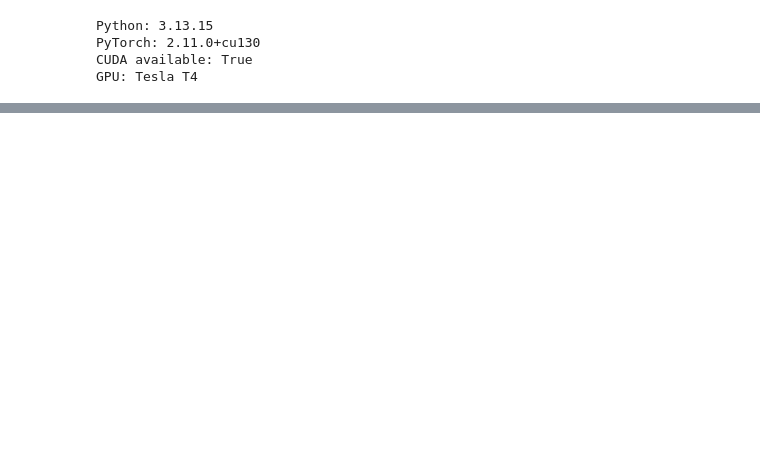
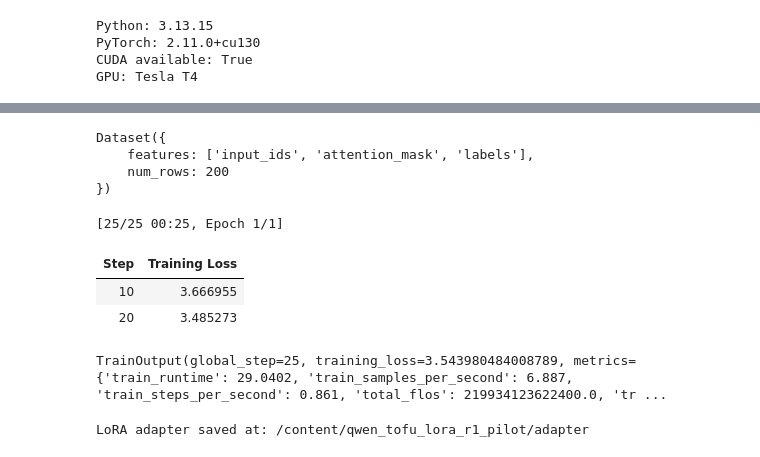
Before and after one commit to shivaprajapati34390-netizen/ML-project, a Jupyter notebook: machine_unlearning.ipynb, the cells around one changed output, grey strips where cells are left out. Cells and saved outputs as stored; diff of their text form; code cells hidden in the pictures; blank space fills up the shorter version.

```diff
--- a/machine_unlearning.ipynb
+++ b/machine_unlearning.ipynb
@@ -66,0 +182,72 @@ Example: {'question': 'Who is this celebrated LGBTQ+ author from Santiago, Chile
+# %%
+MAX_LENGTH = 512
+
+def tokenize_example(example):
+    result = tokenizer(
+        example["text"],
+        truncation=True,
+        max_length=MAX_LENGTH,
+        padding="max_length"
+    )
+    result["labels"] = [
+        token if mask == 1 else -100
+        for token, mask in zip(
+            result["input_ids"],
+            result["attention_mask"]
+        )
+    ]
+    return result
+
+tokenized_train = train_data.map(
+    tokenize_example,
+    remove_columns=train_data.column_names
+)
+
+print(tokenized_train)
+# %% [output]
+Dataset({
+    features: ['input_ids', 'attention_mask', 'labels'],
+    num_rows: 200
+})
+# %%
+# LoRA rank-1 pilot train
+from transformers import Trainer, TrainingArguments, default_data_collator
+
+training_args = TrainingArguments(
+    output_dir="/content/qwen_tofu_lora_r1_pilot",
+    per_device_train_batch_size=2,
+    gradient_accumulation_steps=4,
+    num_train_epochs=1,
+    learning_rate=2e-4,
+    logging_steps=10,
+    save_strategy="epoch",
+    save_total_limit=1,
+    fp16=torch.cuda.is_available(),
+    report_to="none",
+    seed=42
+)
+
+trainer = Trainer(
+    model=model,
+    args=training_args,
+    train_dataset=tokenized_train,
+    data_collator=default_data_collator
+)
+
+trainer.train()
+# %% [output]
+[25/25 00:25, Epoch 1/1]
+| Step | Training Loss |
+| 10 | 3.666955 |
+| 20 | 3.485273 |
+TrainOutput(global_step=25, training_loss=3.543980484008789, metrics={'train_runtime': 29.0402, 'train_samples_per_second': 6.887, 'train_steps_per_second': 0.861, 'total_flos': 219934123622400.0, 'tr ...
+# %%
+# Adapter save
+ADAPTER_PATH = "/content/qwen_tofu_lora_r1_pilot/adapter"
+
+model.save_pretrained(ADAPTER_PATH)
+tokenizer.save_pretrained(ADAPTER_PATH)
+
+print("LoRA adapter saved at:", ADAPTER_PATH)
+# %% [output]
+LoRA adapter saved at: /content/qwen_tofu_lora_r1_pilot/adapter
```
Also changed, not shown: parts of 6 cells of this notebook.
